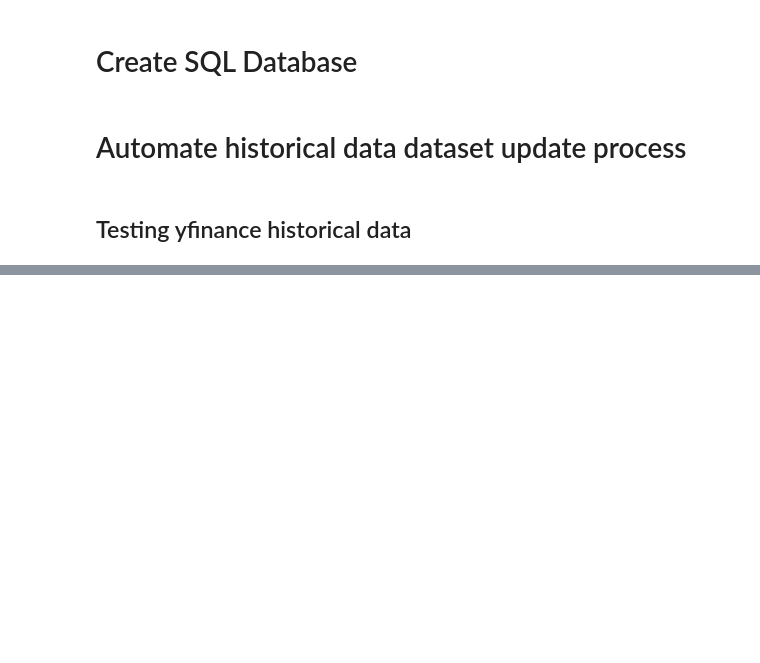
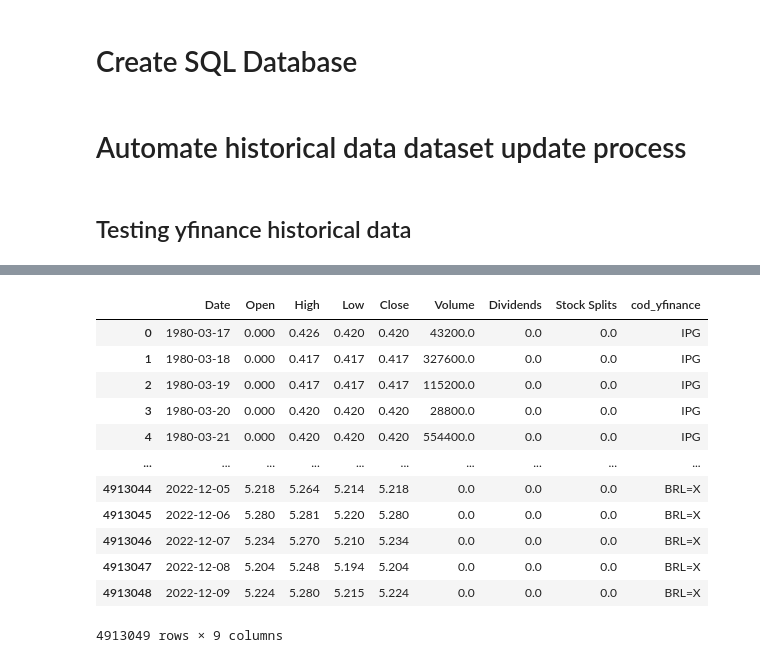
Before and after one commit to pedrolaender/05.Ironhack_Final_Project, a Jupyter notebook: testes.ipynb, the cells around one changed output, grey strips where cells are left out. Saved outputs shown, nothing was run; the diff lists cells and outputs as text; code cells hidden in the pictures; blank space fills up the shorter version.

```diff
--- a/testes.ipynb
+++ b/testes.ipynb
@@ -1535,0 +1596,5 @@ test_df.to_sql(name='test_dataset', con=engine, if_exists='append', index=False)
+# %%
+historical_data = pd.read_csv(f'{stock_path}historical_data_complete_rev5.csv',
+                    encoding='UTF-8',
+                    sep=';',
+                    decimal='.')
@@ -1535,0 +1684,16 @@ test_df.to_sql(name='test_dataset', con=engine, if_exists='append', index=False)
+# %%
+historical_data
+# %% [output]
+|  | Date | Open | High | Low | Close | Volume | Dividends | Stock Splits | cod_yfinance |
+| 0 | 1980-03-17 | 0.000 | 0.426 | 0.420 | 0.420 | 43200.0 | 0.0 | 0.0 | IPG |
+| 1 | 1980-03-18 | 0.000 | 0.417 | 0.417 | 0.417 | 327600.0 | 0.0 | 0.0 | IPG |
+| 2 | 1980-03-19 | 0.000 | 0.417 | 0.417 | 0.417 | 115200.0 | 0.0 | 0.0 | IPG |
+| 3 | 1980-03-20 | 0.000 | 0.420 | 0.420 | 0.420 | 28800.0 | 0.0 | 0.0 | IPG |
+| 4 | 1980-03-21 | 0.000 | 0.420 | 0.420 | 0.420 | 554400.0 | 0.0 | 0.0 | IPG |
+| ... | ... | ... | ... | ... | ... | ... | ... | ... | ... |
+| 4913044 | 2022-12-05 | 5.218 | 5.264 | 5.214 | 5.218 | 0.0 | 0.0 | 0.0 | BRL=X |
+| 4913045 | 2022-12-06 | 5.280 | 5.281 | 5.220 | 5.280 | 0.0 | 0.0 | 0.0 | BRL=X |
+| 4913046 | 2022-12-07 | 5.234 | 5.270 | 5.210 | 5.234 | 0.0 | 0.0 | 0.0 | BRL=X |
+| 4913047 | 2022-12-08 | 5.204 | 5.248 | 5.194 | 5.204 | 0.0 | 0.0 | 0.0 | BRL=X |
+| 4913048 | 2022-12-09 | 5.224 | 5.280 | 5.215 | 5.224 | 0.0 | 0.0 | 0.0 | BRL=X |
+4913049 rows × 9 columns
```
Also changed, not shown: parts of 41 cells of this notebook, 1 other file.
